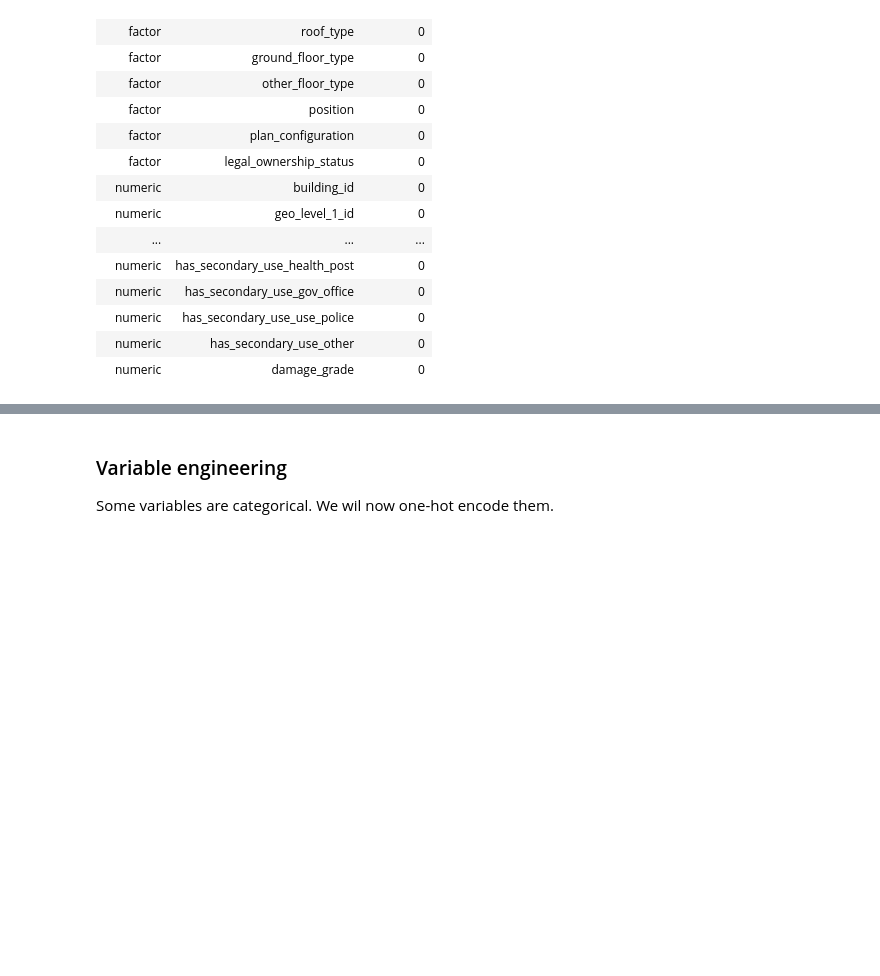
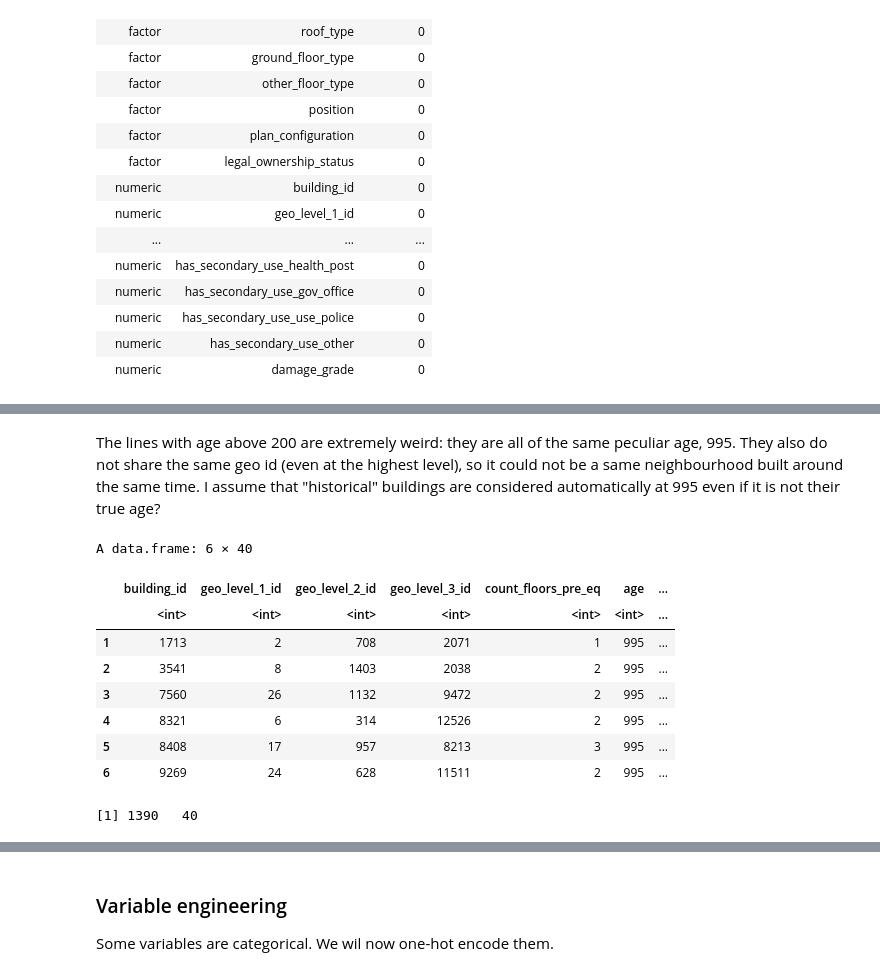
Before and after one commit to bikostet/richter-s-predictor-group-42, a Jupyter notebook: brouillon_bilal.ipynb, the cells around one changed output, grey strips where cells are left out. Cells and saved outputs as stored; diff of their text form; code cells hidden in the pictures; blank space fills up the shorter version.

```diff
--- a/brouillon_bilal.ipynb
+++ b/brouillon_bilal.ipynb
@@ -260,0 +270,16 @@ A skim_df: 40 × 3
+# %% [markdown]
+The lines with age above 200 are extremely weird: they are all of the same peculiar age, 995. They also do not share the same geo id (even at the highest level), so it could not be a same neighbourhood built around the same time. I assume that "historical" buildings are considered automatically at 995 even if it is not their true age?
+# %%
+head(filter(datam[,],age > 200))
+dim(filter(datam[,],age > 200))
+# %% [output]
+A data.frame: 6 × 40
+|  | building_id | geo_level_1_id | geo_level_2_id | geo_level_3_id | count_floors_pre_eq | age | ... |
+|  | <int> | <int> | <int> | <int> | <int> | <int> | ... |
+| 1 | 1713 | 2 | 708 | 2071 | 1 | 995 | ... |
+| 2 | 3541 | 8 | 1403 | 2038 | 2 | 995 | ... |
+| 3 | 7560 | 26 | 1132 | 9472 | 2 | 995 | ... |
+| 4 | 8321 | 6 | 314 | 12526 | 2 | 995 | ... |
+| 5 | 8408 | 17 | 957 | 8213 | 3 | 995 | ... |
+| 6 | 9269 | 24 | 628 | 11511 | 2 | 995 | ... |
+[1] 1390   40
```
Also changed, not shown: parts of 7 cells of this notebook, 1 other file.
